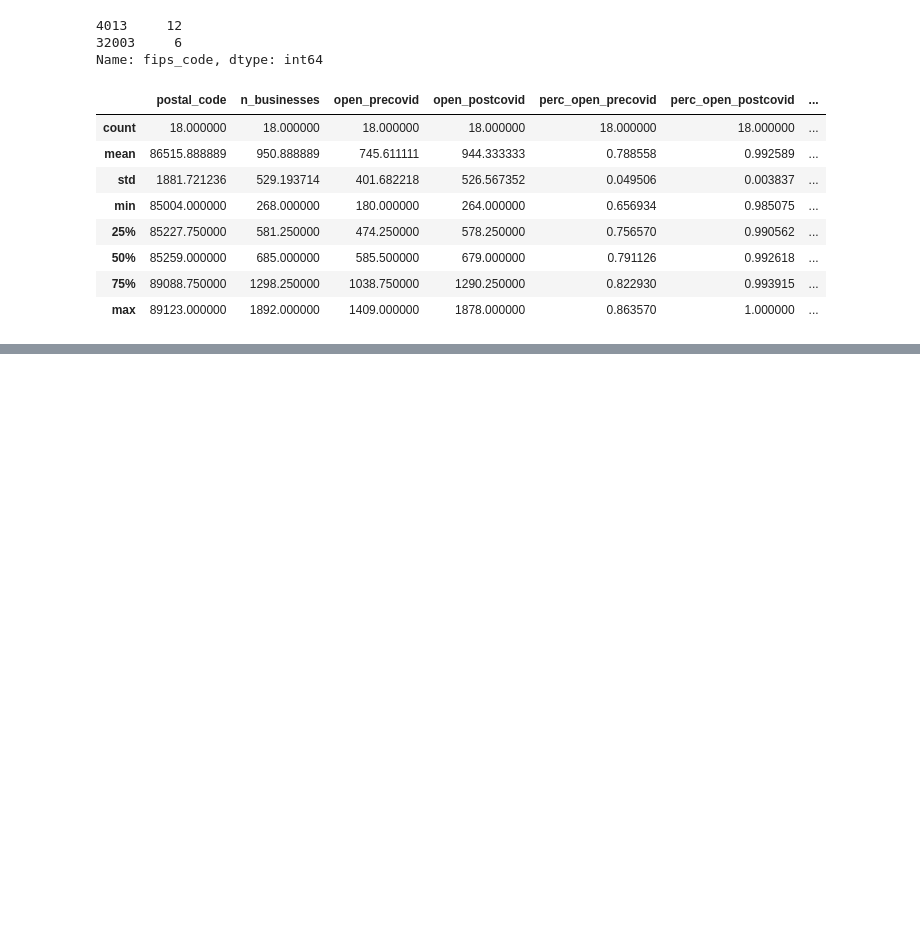
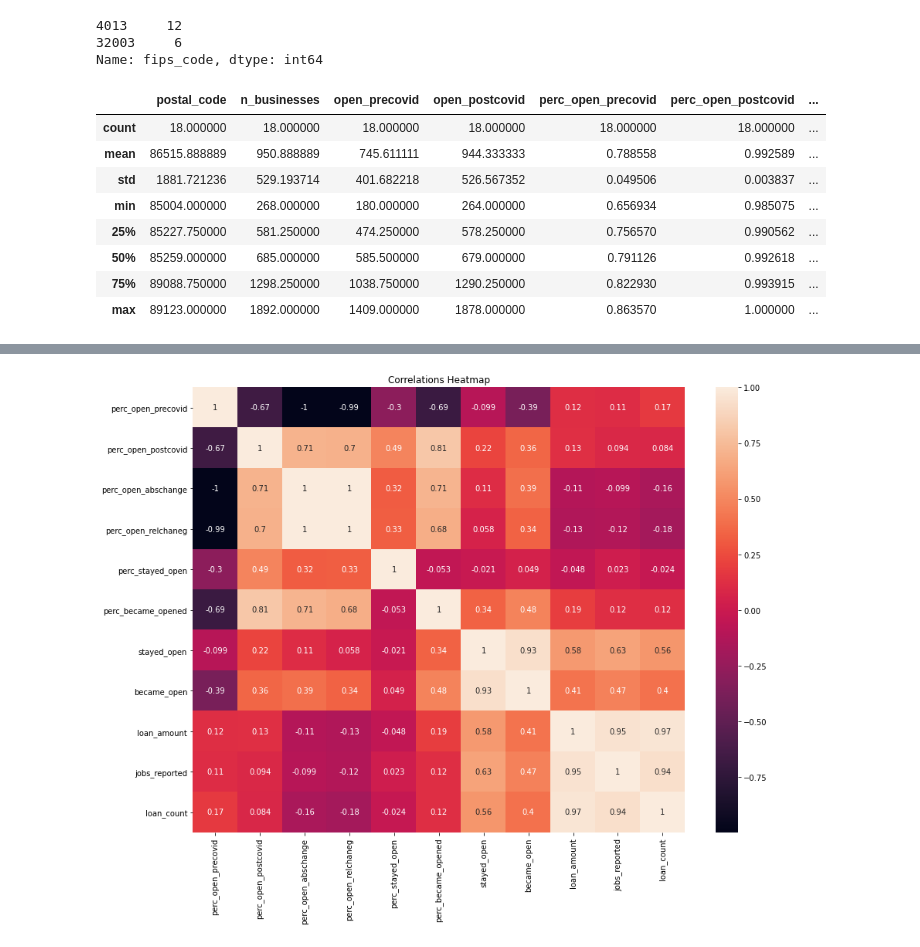
Before and after one commit to ppp-ds4a/ppp_cleaning_eda, a Jupyter notebook: notebooks/yelp_ppp_fips.ipynb, the cells around one changed output, grey strips where cells are left out. Saved outputs shown, nothing was run; the diff lists cells and outputs as text; code cells hidden in the pictures; blank space fills up the shorter version.

```diff
--- a/notebooks/yelp_ppp_fips.ipynb
+++ b/notebooks/yelp_ppp_fips.ipynb
@@ -183,0 +192,15 @@ df_scrape.describe()
+# %%
+import matplotlib.pyplot as plt
+
+plt.figure(figsize=(13,10))
+g = sns.heatmap(
+    df_scrape[ ["perc_open_precovid", "perc_open_postcovid", "perc_open_abschange", "perc_open_relchaneg", "perc_stayed_open", "perc_became_opened", "stayed_open", "became_open", "loan_amount", "jobs_reported", "loan_count"]].corr(),
+    annot=True,
+)
+
+plt.tight_layout()
+plt.title("Correlations Heatmap")
+
+g.get_figure().savefig("heatmap.png", dpi=150)
+# %% [output]
+[figure, added]
```
Also changed, not shown: parts of 4 cells of this notebook, 16 other files.
